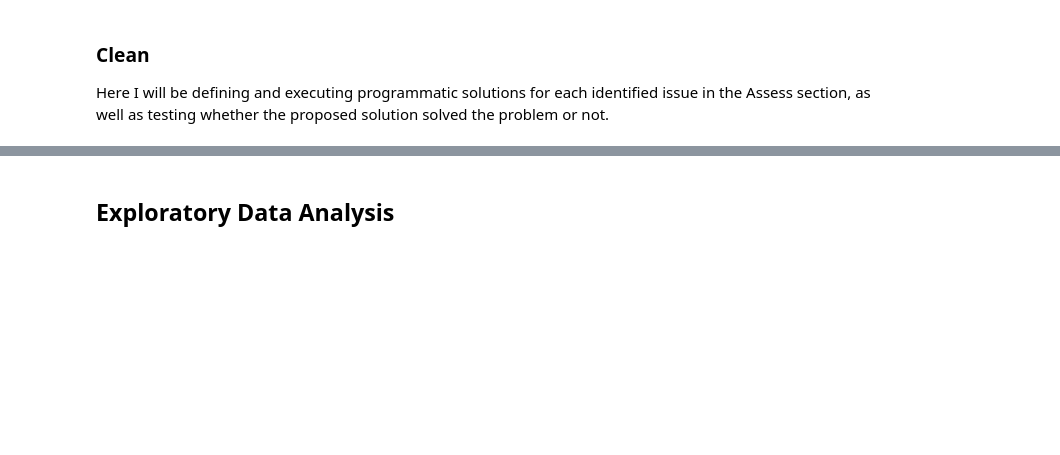
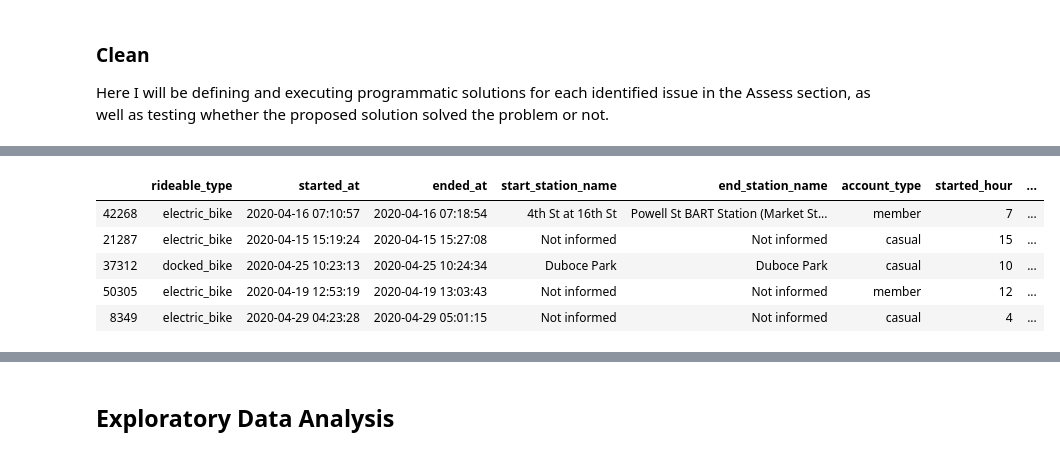
Before and after one commit to Nevesgmd/bay-wheels-data-analysis, a Jupyter notebook: exploration_template.ipynb, the cells around one changed output, grey strips where cells are left out. Saved outputs shown, nothing was run; the diff lists cells and outputs as text; code cells hidden in the pictures; blank space fills up the shorter version.

```diff
--- a/exploration_template.ipynb
+++ b/exploration_template.ipynb
@@ -142,0 +228,10 @@ Here I will be defining and executing programmatic solutions for each identified
+# %%
+clean_trip_data['trip_time'] =  (clean_trip_data.ended_at - clean_trip_data.started_at)
+clean_trip_data.sample(5)
+# %% [output]
+|  | rideable_type | started_at | ended_at | start_station_name | end_station_name | account_type | started_hour | ... |
+| 42268 | electric_bike | 2020-04-16 07:10:57 | 2020-04-16 07:18:54 | 4th St at 16th St | Powell St BART Station (Market St... | member | 7 | ... |
+| 21287 | electric_bike | 2020-04-15 15:19:24 | 2020-04-15 15:27:08 | Not informed | Not informed | casual | 15 | ... |
+| 37312 | docked_bike | 2020-04-25 10:23:13 | 2020-04-25 10:24:34 | Duboce Park | Duboce Park | casual | 10 | ... |
+| 50305 | electric_bike | 2020-04-19 12:53:19 | 2020-04-19 13:03:43 | Not informed | Not informed | member | 12 | ... |
+| 8349 | electric_bike | 2020-04-29 04:23:28 | 2020-04-29 05:01:15 | Not informed | Not informed | casual | 4 | ... |
```
Also changed, not shown: parts of 13 cells of this notebook.
